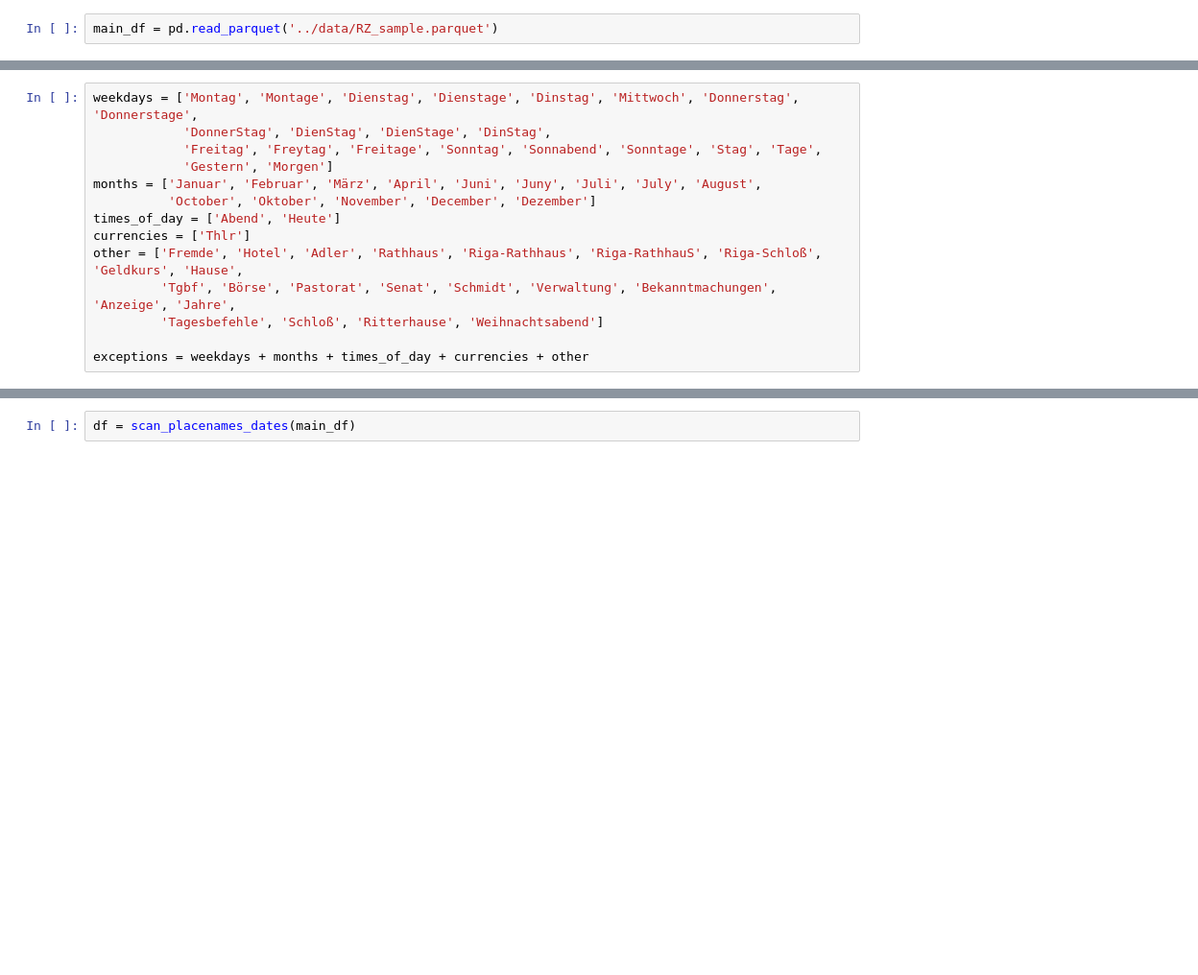
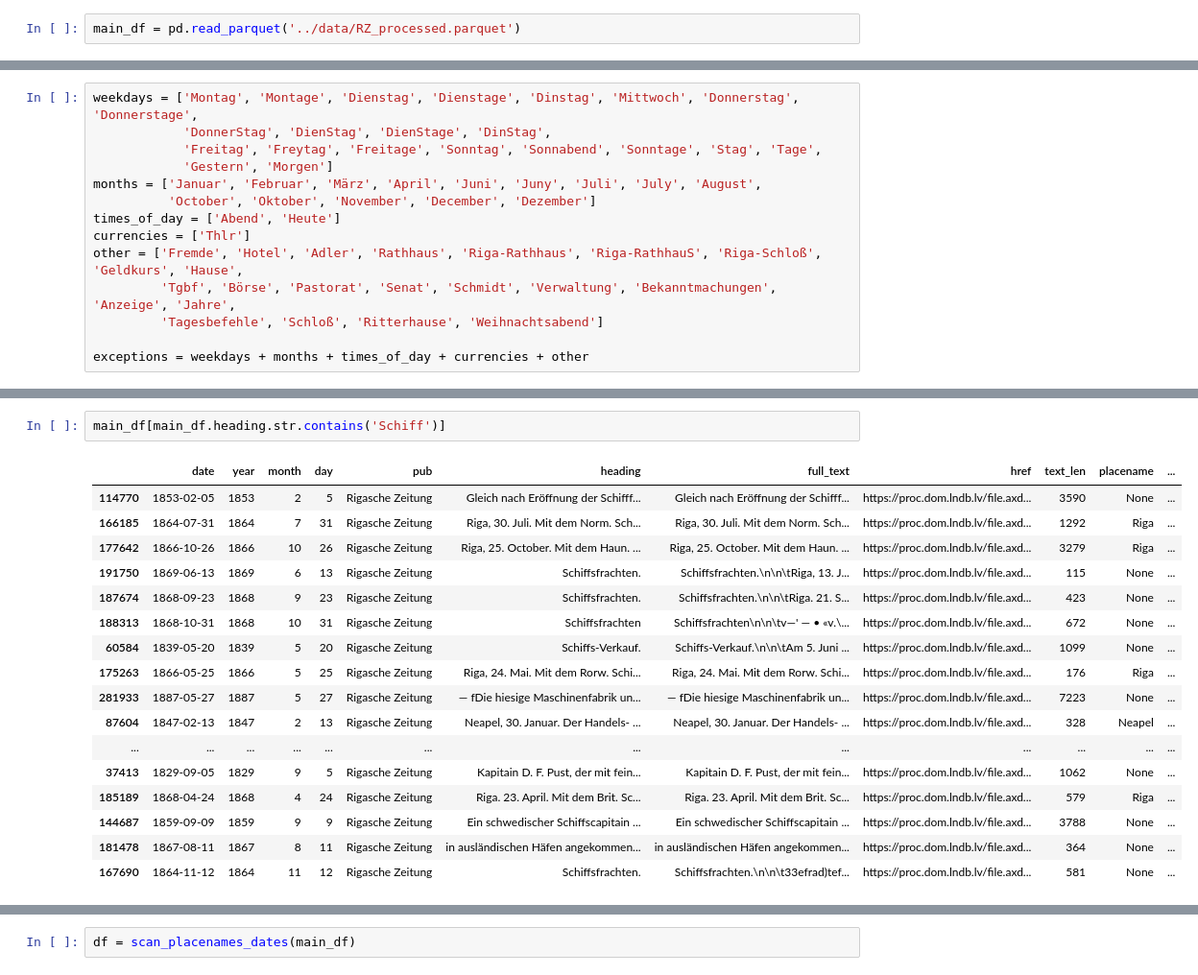
Before and after one commit to krkryger/rigasche-zeitung, a Jupyter notebook: notebooks/acta.ipynb, the cells around one changed output, grey strips where cells are left out. Shown: that part at 96% size. Drawn from its saved outputs; the diff is of its cells as text; blank space fills up the shorter version.

Commit message:
New regex and date verification experiments

```diff
--- a/notebooks/acta.ipynb
+++ b/notebooks/acta.ipynb
@@ -5,3 +18,3 @@ import matplotlib.pyplot as plt
 import re
 # %%
-main_df = pd.read_parquet('../data/RZ_sample.parquet')
+main_df = pd.read_parquet('../data/RZ_processed.parquet')
@@ -34,3 +51,23 @@ with open('re_pattern.txt', 'r', encoding='utf8') as f:
+# %%
+main_df[main_df.heading.str.contains('Schiff')]
+# %% [output]
+|  | date | year | month | day | pub | heading | full_text | href | text_len | placename | ... |
+| 114770 | 1853-02-05 | 1853 | 2 | 5 | Rigasche Zeitung | Gleich nach Eröffnung der Schifff... | Gleich nach Eröffnung der Schifff... | https://proc.dom.lndb.lv/file.axd... | 3590 | None | ... |
+| 166185 | 1864-07-31 | 1864 | 7 | 31 | Rigasche Zeitung | Riga, 30. Juli. Mit dem Norm. Sch... | Riga, 30. Juli. Mit dem Norm. Sch... | https://proc.dom.lndb.lv/file.axd... | 1292 | Riga | ... |
+| 177642 | 1866-10-26 | 1866 | 10 | 26 | Rigasche Zeitung | Riga, 25. October. Mit dem Haun. ... | Riga, 25. October. Mit dem Haun. ... | https://proc.dom.lndb.lv/file.axd... | 3279 | Riga | ... |
+| 191750 | 1869-06-13 | 1869 | 6 | 13 | Rigasche Zeitung | Schiffsfrachten. | Schiffsfrachten.\n\n\tRiga, 13. J... | https://proc.dom.lndb.lv/file.axd... | 115 | None | ... |
+| 187674 | 1868-09-23 | 1868 | 9 | 23 | Rigasche Zeitung | Schiffsfrachten. | Schiffsfrachten.\n\n\tRiga. 21. S... | https://proc.dom.lndb.lv/file.axd... | 423 | None | ... |
+| 188313 | 1868-10-31 | 1868 | 10 | 31 | Rigasche Zeitung | Schiffsfrachten | Schiffsfrachten\n\n\tv—' — • «v.\... | https://proc.dom.lndb.lv/file.axd... | 672 | None | ... |
+| 60584 | 1839-05-20 | 1839 | 5 | 20 | Rigasche Zeitung | Schiffs-Verkauf. | Schiffs-Verkauf.\n\n\tAm 5. Juni ... | https://proc.dom.lndb.lv/file.axd... | 1099 | None | ... |
+| 175263 | 1866-05-25 | 1866 | 5 | 25 | Rigasche Zeitung | Riga, 24. Mai. Mit dem Rorw. Schi... | Riga, 24. Mai. Mit dem Rorw. Schi... | https://proc.dom.lndb.lv/file.axd... | 176 | Riga | ... |
+| 281933 | 1887-05-27 | 1887 | 5 | 27 | Rigasche Zeitung | — fDie hiesige Maschinenfabrik un... | — fDie hiesige Maschinenfabrik un... | https://proc.dom.lndb.lv/file.axd... | 7223 | None | ... |
+| 87604 | 1847-02-13 | 1847 | 2 | 13 | Rigasche Zeitung | Neapel, 30. Januar. Der Handels- ... | Neapel, 30. Januar. Der Handels- ... | https://proc.dom.lndb.lv/file.axd... | 328 | Neapel | ... |
+| ... | ... | ... | ... | ... | ... | ... | ... | ... | ... | ... | ... |
+| 37413 | 1829-09-05 | 1829 | 9 | 5 | Rigasche Zeitung | Kapitain D. F. Pust, der mit fein... | Kapitain D. F. Pust, der mit fein... | https://proc.dom.lndb.lv/file.axd... | 1062 | None | ... |
+| 185189 | 1868-04-24 | 1868 | 4 | 24 | Rigasche Zeitung | Riga. 23. April. Mit dem Brit. Sc... | Riga. 23. April. Mit dem Brit. Sc... | https://proc.dom.lndb.lv/file.axd... | 579 | Riga | ... |
+| 144687 | 1859-09-09 | 1859 | 9 | 9 | Rigasche Zeitung | Ein schwedischer Schiffscapitain ... | Ein schwedischer Schiffscapitain ... | https://proc.dom.lndb.lv/file.axd... | 3788 | None | ... |
+| 181478 | 1867-08-11 | 1867 | 8 | 11 | Rigasche Zeitung | in ausländischen Häfen angekommen... | in ausländischen Häfen angekommen... | https://proc.dom.lndb.lv/file.axd... | 364 | None | ... |
+| 167690 | 1864-11-12 | 1864 | 11 | 12 | Rigasche Zeitung | Schiffsfrachten. | Schiffsfrachten.\n\n\t33efrad)tef... | https://proc.dom.lndb.lv/file.axd... | 581 | None | ... |
 # %%
 def get_text(ix, window):
     window_before, window_after = window, window
```
Also changed, not shown: parts of 31 cells of this notebook, 2 other files.
